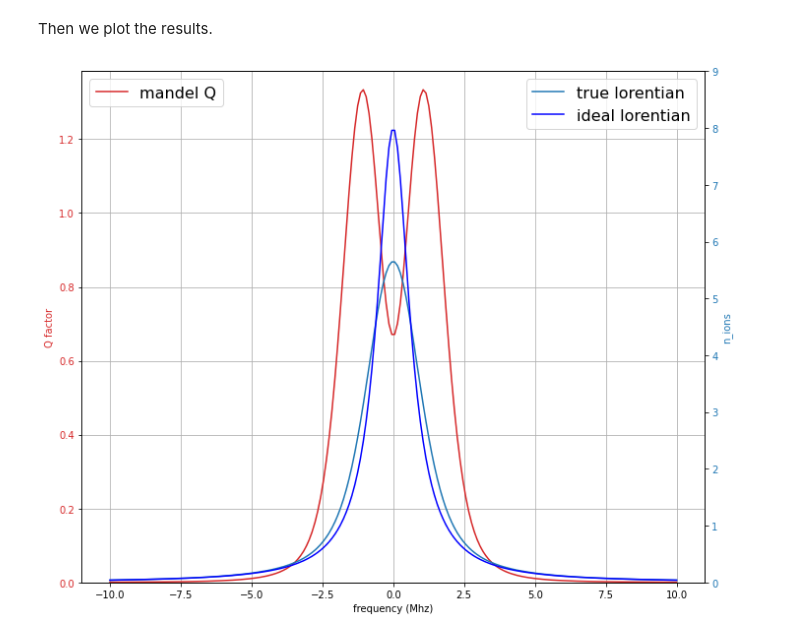
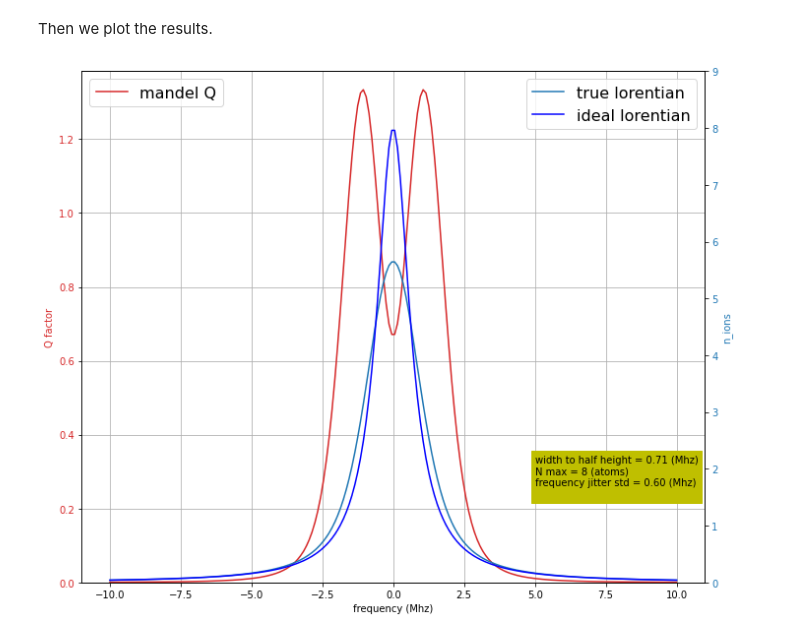
Before and after one commit to Valerio-Amico/Lab-Rydberg, a Jupyter notebook: Q_simulations/theoretical_approach.ipynb, the cells around one changed output. Saved outputs shown, nothing was run; the diff lists cells and outputs as text; code cells hidden in the pictures.

```diff
--- a/Q_simulations/theoretical_approach.ipynb
+++ b/Q_simulations/theoretical_approach.ipynb
@@ -126,30 +137,37 @@ Then we plot the results.
 # %%
 y=lorentian(f0_vals,n_max,g)
 
 fig, ax1 = plt.subplots(figsize=(10, 8))
 
 color = 'tab:red'
 ax1.set_xlabel('frequency (Mhz)')
 ax1.set_ylabel('Q factor', color=color)
 ax1.plot(f0_vals, Q, "-", color=color, label="mandel Q")
 ax1.tick_params(axis='y', labelcolor=color)
 ax1.set_ylim([0,max(Q)+0.05])
 
 ax2 = ax1.twinx()  # instantiate a second axes that shares the same x-axis
 
 color = 'tab:blue'
 ax2.set_ylabel('n_ions', color=color)  # we already handled the x-label with ax1
 ax2.plot(f0_vals, n_means, "-", color=color, label="true lorentian")
 ax2.tick_params(axis='y', labelcolor=color)
 ax2.set_ylim([0,n_max+1])
 
 fig.tight_layout()  # otherwise the right y-label is slightly clipped
 ax1.grid()
 
 plt.plot(f0_vals, y, c="b", label="ideal lorentian")
 ax1.legend(loc=2, fontsize=16)
 ax2.legend(loc=1, fontsize=16)
 
+text=""
+text=text+"width to half height = %.2f (Mhz)\n" %g
+text=text+"N max = %d (atoms)\n" %n_max
+text=text+"frequency jitter std = %.2f (Mhz)\n" %f_std
+
+ax2.text(x=5,y=1.5,s=text,backgroundcolor="y")
+
 plt.show()
 # %% [output]
-[figure, old version]
+[figure, new version]
```
Also changed, not shown: 4 other files.
